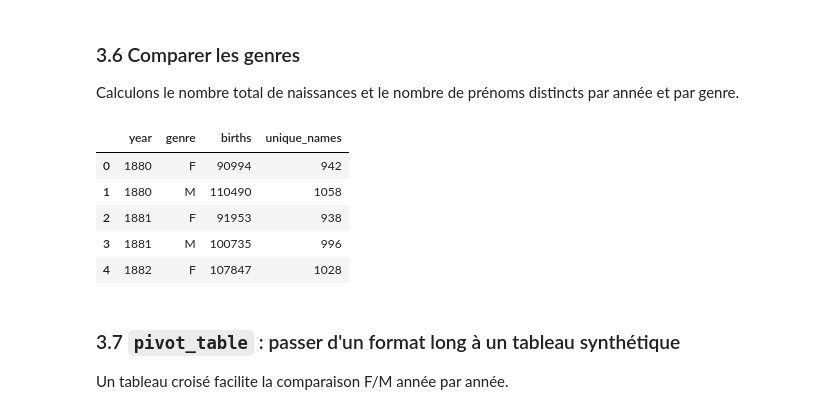
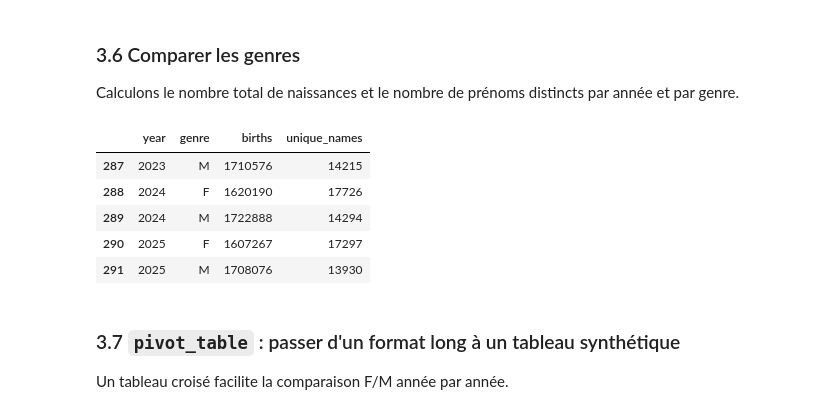
Before and after one commit to lydiavi/introduction-python, a Jupyter notebook: notebooks/1_usa_names.ipynb, the cells around one changed output. Cells and saved outputs as stored; diff of their text form; code cells hidden in the pictures.

```diff
--- a/notebooks/1_usa_names.ipynb
+++ b/notebooks/1_usa_names.ipynb
@@ -826,22 +959,22 @@ Calculons le nombre total de naissances et le nombre de prénoms distincts par a
 # %%
 genre_year = (
     names_df
     .groupby(["year", "genre"])
     .agg(
         births=("births", "sum"),
         unique_names=("name", "nunique")
     )
     .reset_index()
 )
 
-genre_year.head()
+genre_year.tail()
 # %% [output]
 |  | year | genre | births | unique_names |
-| 0 | 1880 | F | 90994 | 942 |
-| 1 | 1880 | M | 110490 | 1058 |
-| 2 | 1881 | F | 91953 | 938 |
-| 3 | 1881 | M | 100735 | 996 |
-| 4 | 1882 | F | 107847 | 1028 |
+| 287 | 2023 | M | 1710576 | 14215 |
+| 288 | 2024 | F | 1620190 | 17726 |
+| 289 | 2024 | M | 1722888 | 14294 |
+| 290 | 2025 | F | 1607267 | 17297 |
+| 291 | 2025 | M | 1708076 | 13930 |
 # %% [markdown]
 ### 3.7 `pivot_table` : passer d'un format long à un tableau synthétique
 
```
Also changed, not shown: parts of 23 cells of this notebook.
